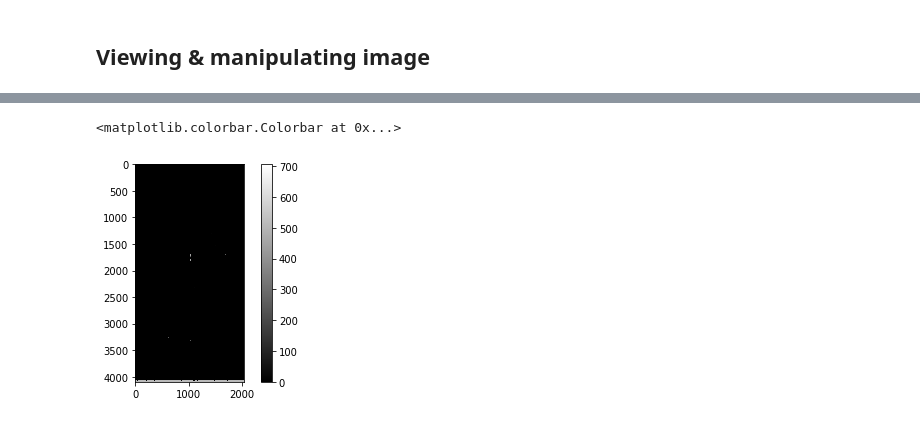
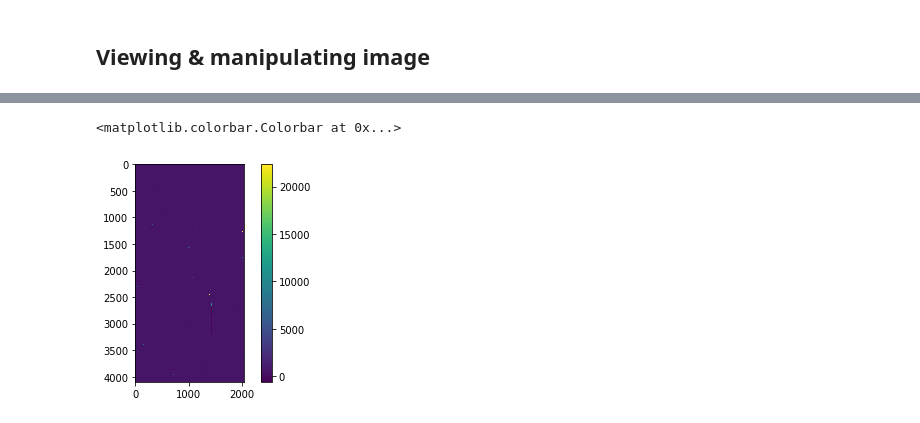
Before and after one commit to diegoalejogm/transient-recognition-lsst, a Jupyter notebook: Exploration PTF.ipynb, the cells around one changed output, grey strips where cells are left out. Drawn from its saved outputs; the diff is of its cells as text; code cells hidden in the pictures.

```diff
--- a/Exploration PTF.ipynb
+++ b/Exploration PTF.ipynb
@@ -161,7 +149,7 @@ metadf.describe()
 # %% [markdown]
 ### Sample data
 # %%
-meta_row_number = 1
+meta_row_number = 0
 meta_row = metadf.iloc[meta_row_number]
 meta_row
 # %% [output]
@@ -185,4 +173,4 @@ Name: 1, dtype: object
 # %%
-meta_pfilename = meta_row['afilename1']
+meta_pfilename = meta_row['pfilename']
 meta_pfilename
 # %% [output]
@@ -197,8 +185,8 @@ Downloading http://irsa.ipac.caltech.edu/ibe/data/ptf/images/level1/proc/2010/01
 # %%
 image_data = fits.getdata(image_file)
 # %%
-plt.imshow(image_data, cmap='gray')
+plt.imshow(image_data)
 plt.colorbar()
 # %% [output]
 <matplotlib.colorbar.Colorbar at 0x...>
-[figure, old version]
+[figure, new version]
```
Also changed, not shown: parts of 4 cells of this notebook, 2 other files.
